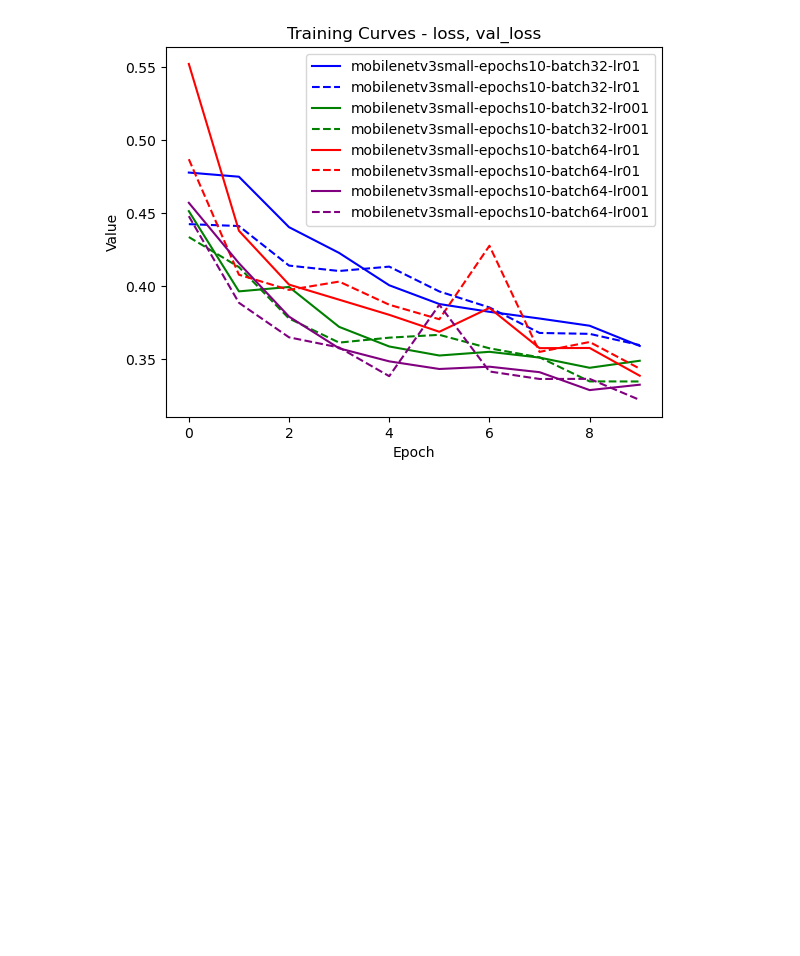
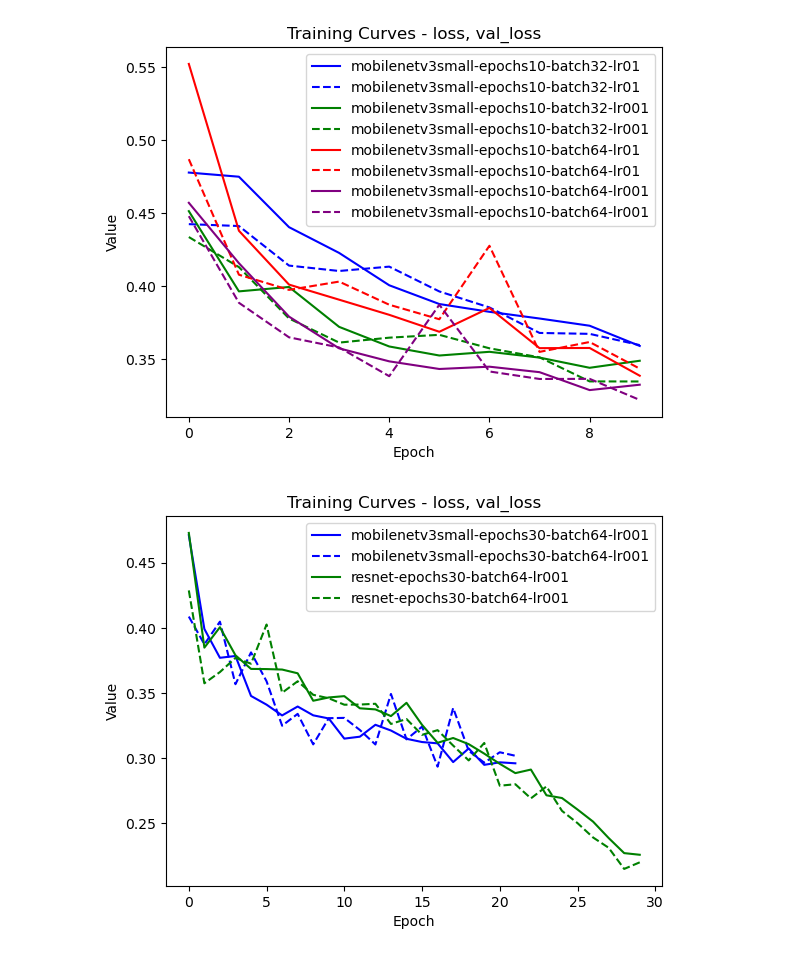
Before and after one commit to sig-gis/fao-models, a Jupyter notebook: fao_models/plotting/plot_training_curves.ipynb, the cells around one changed output. Cells and saved outputs as stored; diff of their text form; code cells hidden in the pictures; blank space fills up the shorter version.

Commit message:
new plots, save and load weights from checkpoint key in yml

```diff
--- a/fao_models/plotting/plot_training_curves.ipynb
+++ b/fao_models/plotting/plot_training_curves.ipynb
@@ -523,0 +840,5 @@ plot_training_curves([mobilenetv3small_epochs10_batch32_lr01,
+# %%
+plot_training_curves([mobilenetv3small_epochs30_batch64_lr001,
+                      resnet_epochs30_batch64_lr001], ['loss', 'val_loss'])
+# %% [output]
+[figure, added]
```
Also changed, not shown: parts of 4 cells of this notebook, 1 other file.
